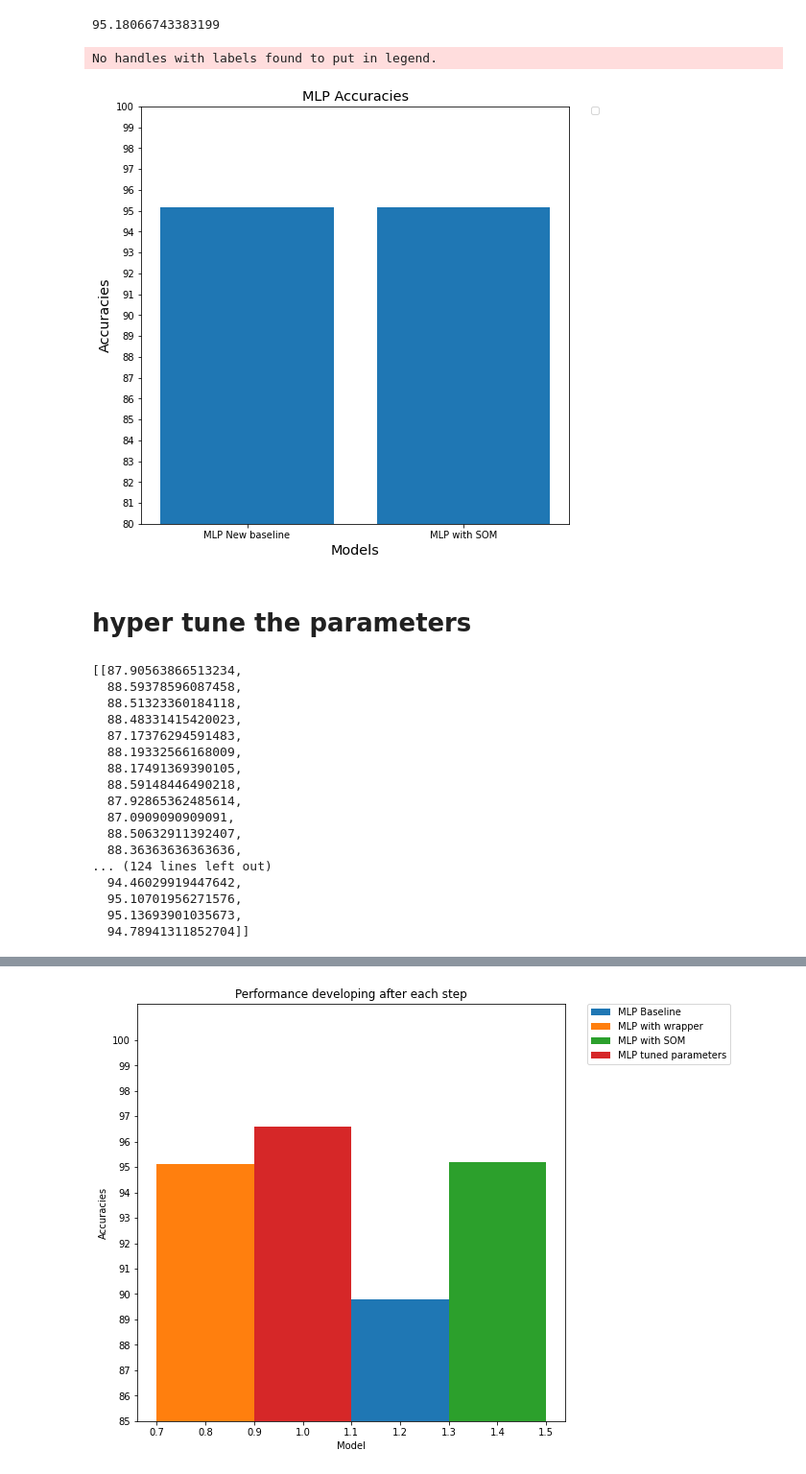
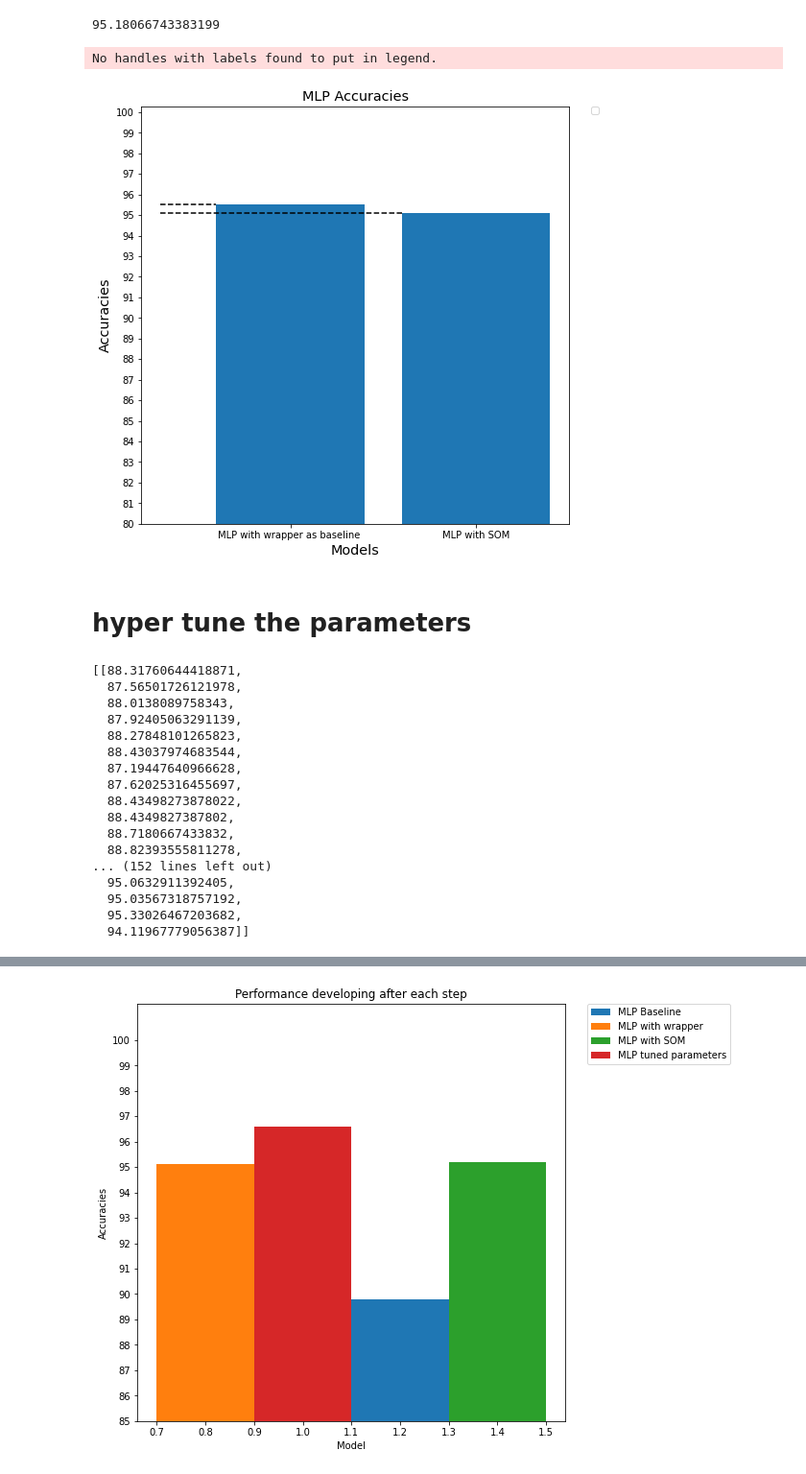
Before and after one commit to HadyKh/Crowd-Sensing-Classification, a Jupyter notebook: Code.ipynb, the cells around one changed output, grey strips where cells are left out. Shown at 96% size. Saved outputs shown, nothing was run; the diff lists cells and outputs as text; code cells hidden in the pictures.

```diff
--- a/Code.ipynb
+++ b/Code.ipynb
@@ -1120,24 +1128,26 @@ accuracy_cl
 95.18066743383199
 # %%
 plt.subplots(figsize=(8, 8))
-plt.bar(['MLP New baseline', 'MLP with SOM'], [average_acc, accuracy_cl])
+plt.bar(['MLP with wrapper as baseline ', 'MLP with SOM'], [95.5, 95.1])
 plt.title('MLP Accuracies', fontsize = 'x-large')
 plt.ylabel('Accuracies', fontsize = 'x-large')
 plt.xlabel('Models', fontsize = 'x-large')
 plt.yticks(np.arange(80, 101, 1))
 plt.ylim(ymin = 80)
+ax.set_xlim(xmin = -0.7, xmax = 3)
+plt.hlines([95.5, 95.1], xmin = [-0.7, -0.7], xmax = [-0.4, 0.6], colors = 'black', linestyles='dashed')
 plt.legend(bbox_to_anchor=(1.05, 1), loc=2, borderaxespad=0.)
 plt.show()
 # %% [output]
 No handles with labels found to put in legend.
-[figure, old version]
+[figure, new version]
 # %% [markdown]
 # hyper tune the parameters
 # %%
 total_acc = []
-for i in range(3, 10):
+for i in range(3, 11):
     iter_acc = []
-    for j in range(10,30):
+    for j in range(10,31):
         acc = []
         for n in range(0,10):
             mlp_model = MLPClassifier(activation="tanh", solver='sgd', hidden_layer_sizes=(i,j),
@@ -1152,23 +1162,23 @@ for i in range(3, 10):
     total_acc.append(iter_acc)
 total_acc
 # %% [output]
-[[87.90563866513234,
-  88.59378596087458,
-  88.51323360184118,
-  88.48331415420023,
-  87.17376294591483,
-  88.19332566168009,
-  88.17491369390105,
-  88.59148446490218,
-  87.92865362485614,
-  87.0909090909091,
-  88.50632911392407,
-  88.36363636363636,
-... (124 lines left out)
-  94.46029919447642,
-  95.10701956271576,
-  95.13693901035673,
-  94.78941311852704]]
+[[88.31760644418871,
+  87.56501726121978,
+  88.0138089758343,
+  87.92405063291139,
+  88.27848101265823,
+  88.43037974683544,
+  87.19447640966628,
+  87.62025316455697,
+  88.43498273878022,
+  88.4349827387802,
+  88.7180667433832,
+  88.82393555811278,
+... (152 lines left out)
+  95.0632911392405,
+  95.03567318757192,
+  95.33026467203682,
+  94.11967779056387]]
 # %%
 def plot_against_Baseline3(xvalues, yaxis_values, title):
     colors = ['#4ADEDE', '#1AA7ec', '#1E2F97', '#8B008C', '#CC00CD', '#FF00FE', '#97CF8A', '#7A9F79', 'green', ]
```
Also changed, not shown: parts of 20 cells of this notebook.
